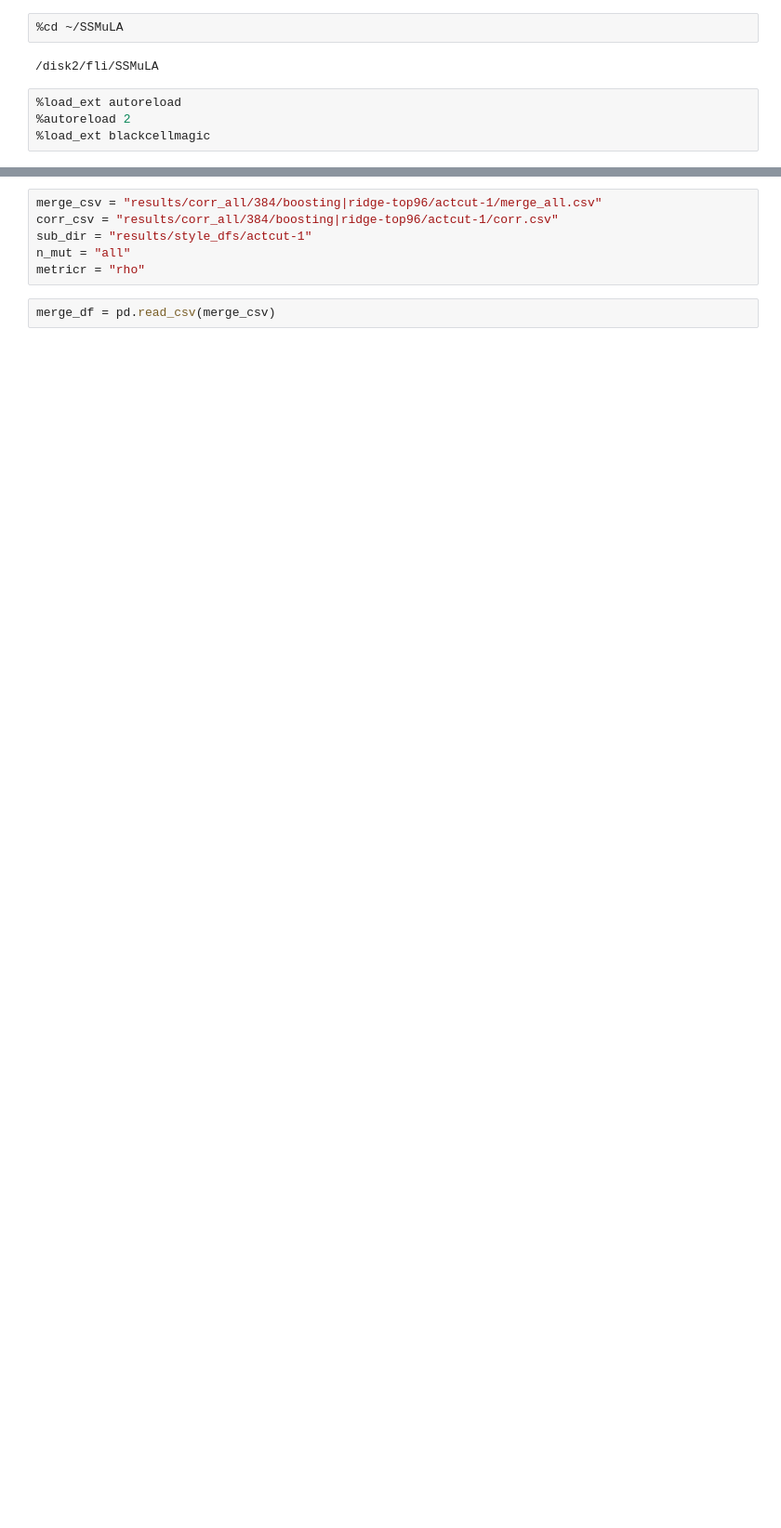
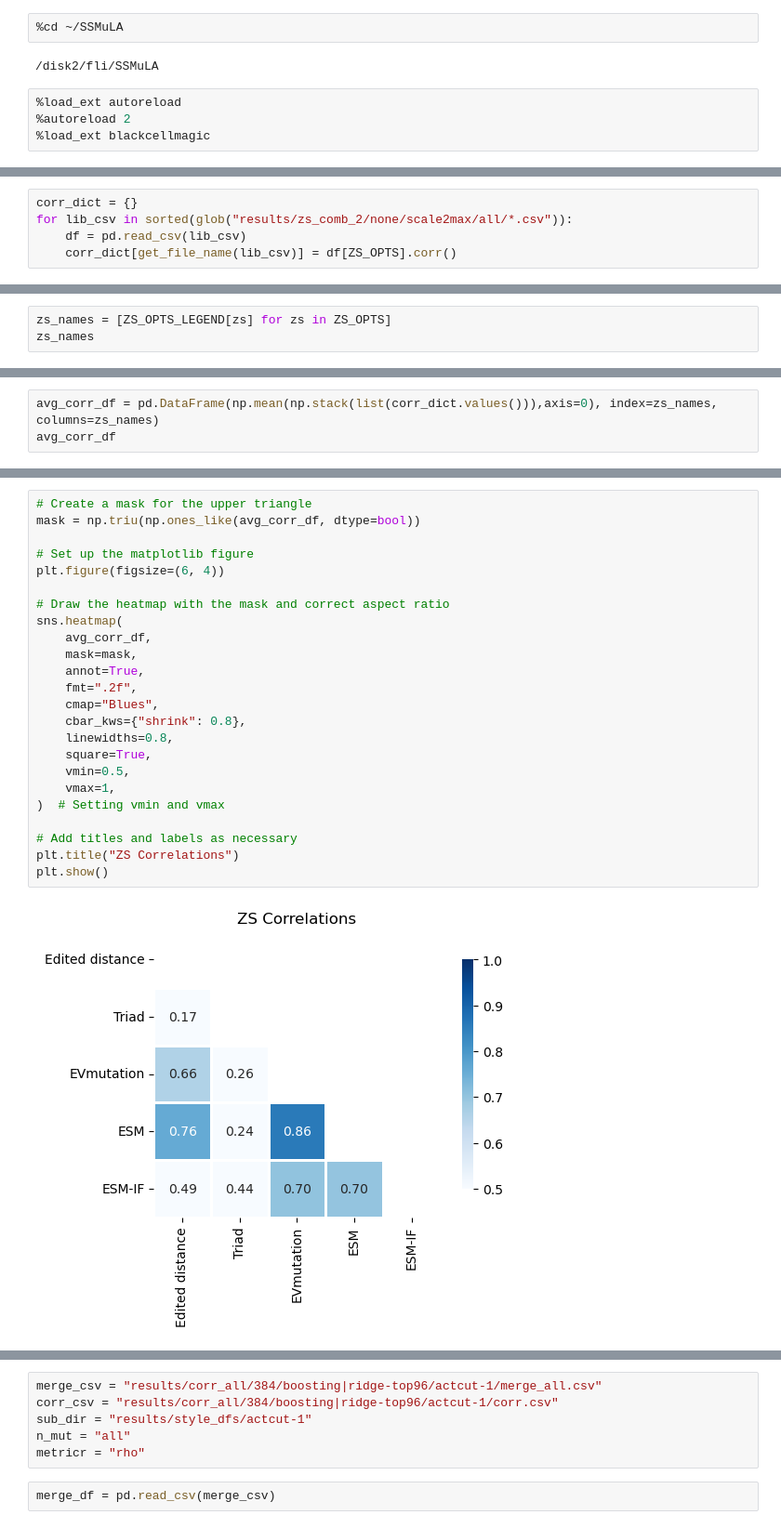
Before and after one commit to fhalab/SSMuLA, a Jupyter notebook: sandbox/zs_corr_avg_ls.ipynb, the cells around one changed output, grey strips where cells are left out. Shown: that part at 93% size. Saved outputs shown, nothing was run; the diff lists cells and outputs as text; blank space fills up the shorter version.

```diff
--- a/sandbox/zs_corr_avg_ls.ipynb
+++ b/sandbox/zs_corr_avg_ls.ipynb
@@ -104,0 +147,5 @@ ZS_COMB_OPTS
+# %%
+corr_dict = {}
+for lib_csv in sorted(glob("results/zs_comb_2/none/scale2max/all/*.csv")):
+    df = pd.read_csv(lib_csv)
+    corr_dict[get_file_name(lib_csv)] = df[ZS_OPTS].corr()
@@ -104,0 +161,3 @@ ZS_COMB_OPTS
+# %%
+zs_names = [ZS_OPTS_LEGEND[zs] for zs in ZS_OPTS]
+zs_names
@@ -104,0 +174,3 @@ ZS_COMB_OPTS
+# %%
+avg_corr_df = pd.DataFrame(np.mean(np.stack(list(corr_dict.values())),axis=0), index=zs_names, columns=zs_names)
+avg_corr_df
@@ -104,0 +186,26 @@ ZS_COMB_OPTS
+# %%
+# Create a mask for the upper triangle
+mask = np.triu(np.ones_like(avg_corr_df, dtype=bool))
+
+# Set up the matplotlib figure
+plt.figure(figsize=(6, 4))
+
+# Draw the heatmap with the mask and correct aspect ratio
+sns.heatmap(
+    avg_corr_df,
+    mask=mask,
+    annot=True,
+    fmt=".2f",
+    cmap="Blues",
+    cbar_kws={"shrink": 0.8},
+    linewidths=0.8,
+    square=True,
+    vmin=0.5,
+    vmax=1,
+)  # Setting vmin and vmax
+
+# Add titles and labels as necessary
+plt.title("ZS Correlations")
+plt.show()
+# %% [output]
+[figure, added]
```
Also changed, not shown: parts of 37 cells of this notebook, 4 other files.
